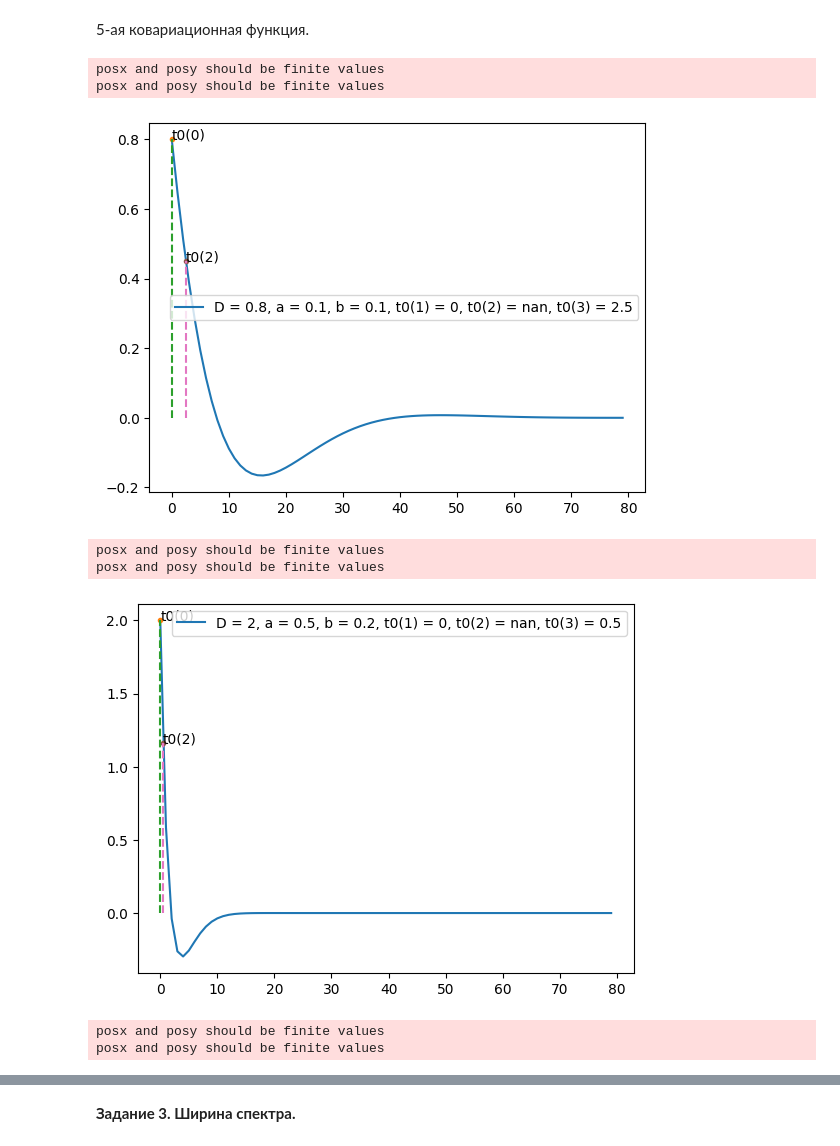
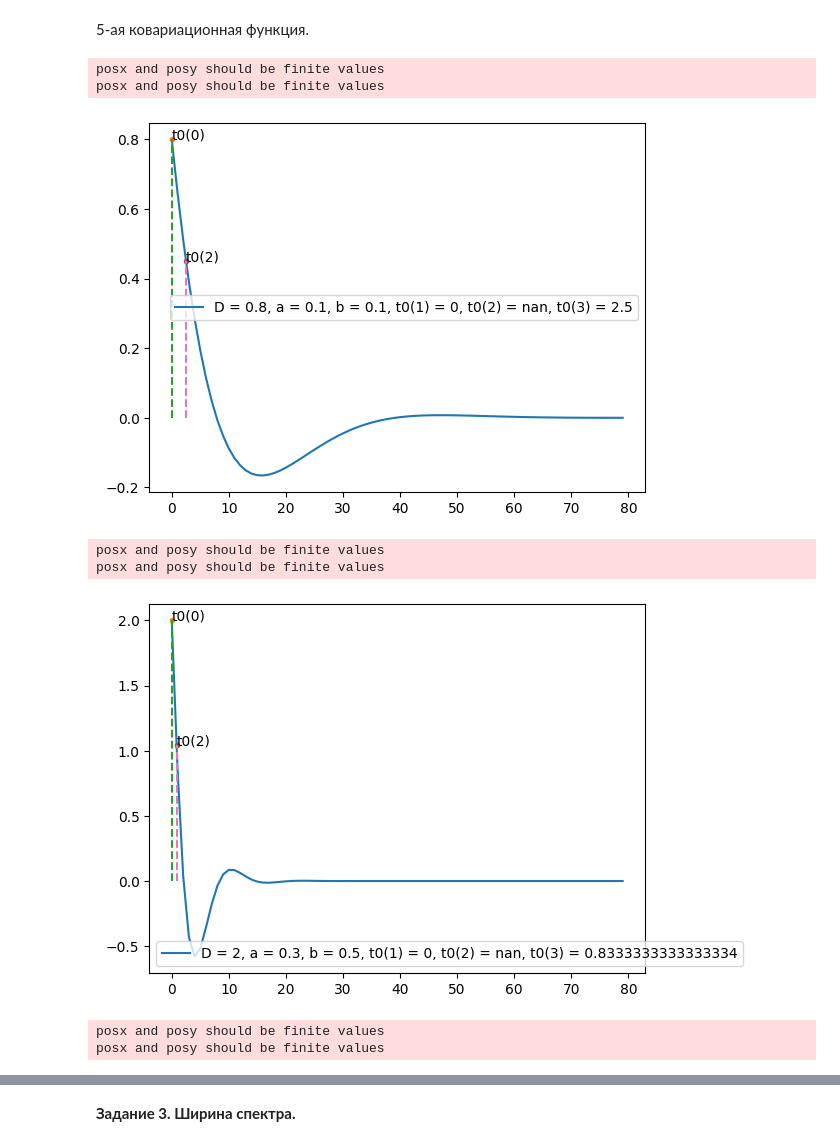
Before and after one commit to feelitbreak/data-analysis, a Jupyter notebook: lab2/mmda2.ipynb, the cells around one changed output, grey strips where cells are left out. Cells and saved outputs as stored; diff of their text form; code cells hidden in the pictures.

```diff
--- a/lab2/mmda2.ipynb
+++ b/lab2/mmda2.ipynb
@@ -18,7 +18,7 @@ def Semivar_2(t, D, a, b):
 def S_1(l, D, a):
     return (D * a) / (math.pi * ((a * a) + (l * l)))
 def S_2(l, D, a, b):
-    return (2 * D * a * l * l) / (math.pi * (math.pow((l * l) + (a * a) + (b * b), 2) - (4 * a * a * b * b)))
+    return (2 * D * a * l * l) / (math.pi * ((a * a) + math.pow(l - b, 2)) * ((a * a) + math.pow(l + b, 2)))
 # %% [markdown]
 Задание параметров
 # %%
@@ -26,9 +26,9 @@ length = 80
 t = np.arange(0, length)
 l  = np.arange(0, 4, 4 / length)
 param_n = 3
-a = [0.1, 0.5, 1]
-D = [0.8, 2, 3]
-b = [0.1, 0.2, 0.3]
+a = [0.1, 0.3, 0.5]
+d = [0.8, 2, 3]
+b = [0.1, 0.5, 1]
 # %% [markdown]
 1\) 1-ая ковариационная функция из таблицы.
 # %% [markdown]
@@ -125,14 +141,14 @@ plt.show()
 График спектральной плотности.
 # %%
 s_2 = [0.] * length
-for d_x in D:
+for b_x in b:
+    for d_x in d:
         for a_x in a:
-            for b_x in b:
-                for i in range(length):
-                    s_2[i] = S_2(l[i], d_x, a_x, b_x)
+            for i in range(length):
+                s_2[i] = S_2(l[i], d_x, a_x, b_x)
 
-                plt.plot(l, s_2, label = f'D = {d_x}, a = {a_x}, b = {b_x}')
+            plt.plot(l, s_2, label = f'D = {d_x}, a = {a_x}, b = {b_x}')
 
-plt.legend()
-plt.show()
+    plt.legend()
+    plt.show()
 # %% [output]
@@ -160,15 +190,16 @@ def t0_2(a, b):
 t0 = [[]] * param_n
 for i in range(param_n):
     t0[i] = t0_1(a[i])
+
     for j in range(length):
-        r_1[j] = R_1(t[j], D[i], a[i])
+        r_1[j] = R_1(t[j], d[i], a[i])
 
-    plt.plot(t, r_1, label = f'D = {D[i]}, a = {a[i]}, t0(1) = {t0[i][0]}, t0(2) = {t0[i][1]}, t0(3) = {t0[i][2]}')
+    plt.plot(t, r_1, label = f'D = {d[i]}, a = {a[i]}, t0(1) = {t0[i][0]}, t0(2) = {t0[i][1]}, t0(3) = {t0[i][2]}')
 
     for j in range(len(t0[i])):
-        plt.plot(t0[i][j], R_1(t0[i][j], D[i], a[i]), '.')
-        plt.text(t0[i][j], R_1(t0[i][j], D[i], a[i]), f't0({j})')
-        plt.plot((t0[i][j], t0[i][j]), (0, R_1(t0[i][j], D[i], a[i])), '--')
+        plt.plot(t0[i][j], R_1(t0[i][j], d[i], a[i]), '.')
+        plt.text(t0[i][j], R_1(t0[i][j], d[i], a[i]), f't0({j})')
+        plt.plot((t0[i][j], t0[i][j]), (0, R_1(t0[i][j], d[i], a[i])), '--')
 
     plt.legend()
     plt.show()
@@ -181,25 +212,26 @@ for i in range(param_n):
 # %%
 t0 = [[]] * param_n
 for i in range(param_n):
     t0[i] = t0_2(a[i], b[i])
+
     for j in range(length):
-        r_2[j] = R_2(t[j], D[i], a[i], b[i])
+        r_2[j] = R_2(t[j], d[i], a[i], b[i])
 
-    plt.plot(t, r_2, label = f'D = {D[i]}, a = {a[i]}, b = {b[i]}, t0(1) = {t0[i][0]}, t0(2) = {t0[i][1]}, t0(3) = {t0[i][2]}')
+    plt.plot(t, r_2, label = f'D = {d[i]}, a = {a[i]}, b = {b[i]}, t0(1) = {t0[i][0]}, t0(2) = {t0[i][1]}, t0(3) = {t0[i][2]}')
 
     for j in range(len(t0[i])):
-        plt.plot(t0[i][j], R_2(t0[i][j], D[i], a[i], b[i]), '.')
-        plt.text(t0[i][j], R_2(t0[i][j], D[i], a[i], b[i]), f't0({j})')
-        plt.plot((t0[i][j], t0[i][j]), (0, R_2(t0[i][j], D[i], a[i], b[i])), '--')
+        plt.plot(t0[i][j], R_2(t0[i][j], d[i], a[i], b[i]), '.')
+        plt.text(t0[i][j], R_2(t0[i][j], d[i], a[i], b[i]), f't0({j})')
+        plt.plot((t0[i][j], t0[i][j]), (0, R_2(t0[i][j], d[i], a[i], b[i])), '--')
 
     plt.legend()
     plt.show()
 # %% [output]
 posx and posy should be finite values
 posx and posy should be finite values
 [figure]
 posx and posy should be finite values
 posx and posy should be finite values
-[figure, old version]
+[figure, new version]
 posx and posy should be finite values
 posx and posy should be finite values
```
Also changed, not shown: parts of 14 cells of this notebook.
